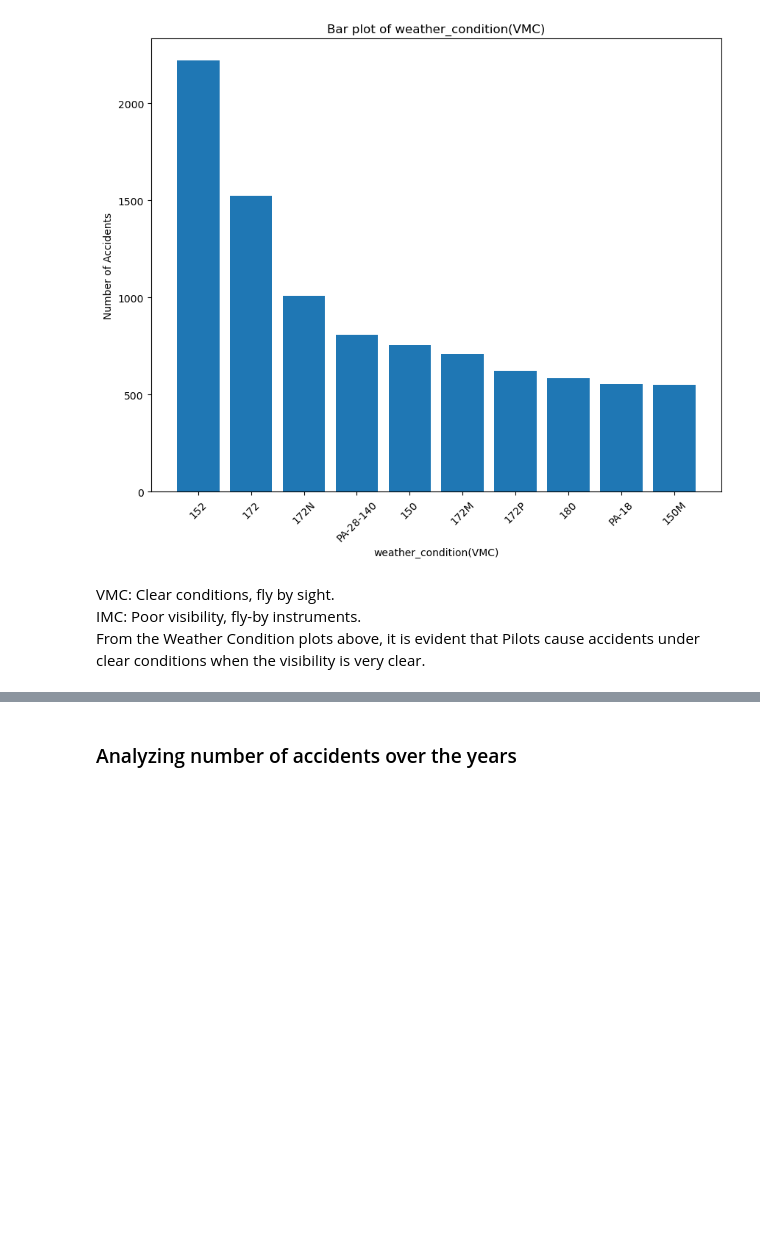
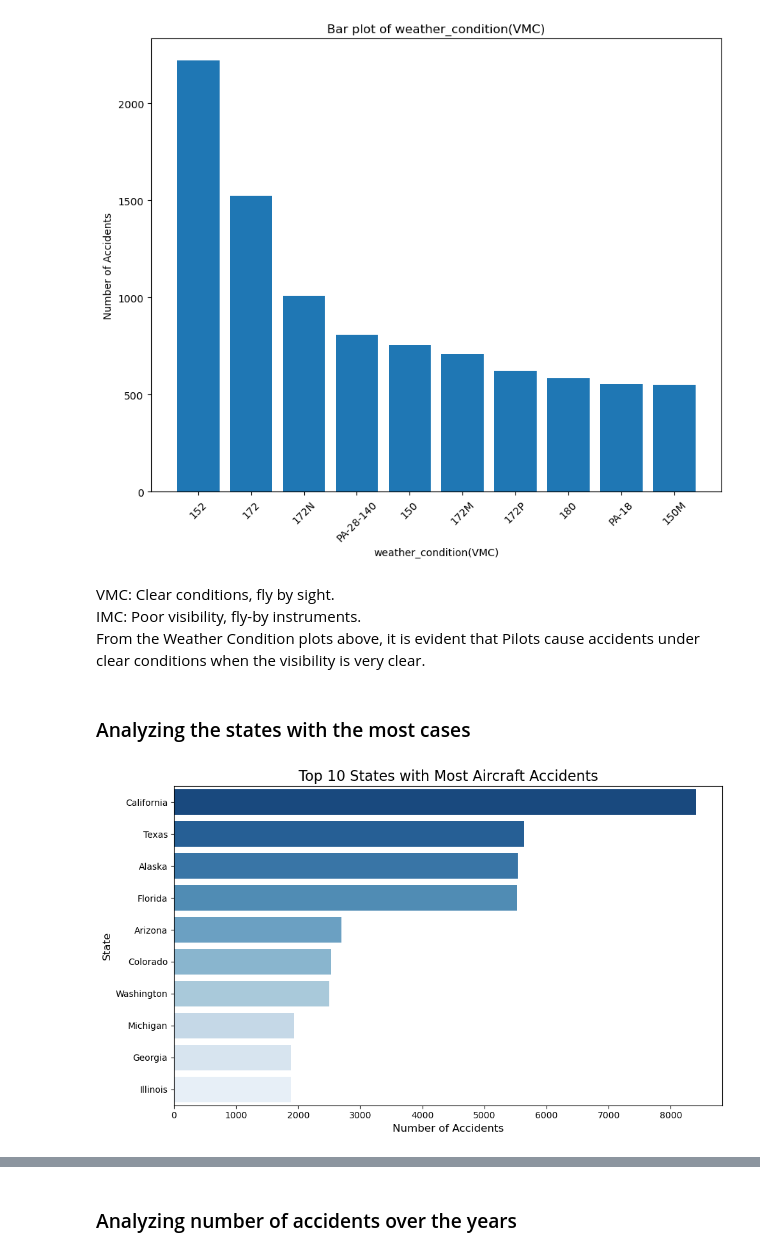
Before and after one commit to Rodgerdev/aircraft-analysis, a Jupyter notebook: aviation_analysis.ipynb, the cells around one changed output, grey strips where cells are left out. Drawn from its saved outputs; the diff is of its cells as text; code cells hidden in the pictures; blank space fills up the shorter version.

```diff
--- a/aviation_analysis.ipynb
+++ b/aviation_analysis.ipynb
@@ -912,3 +961,19 @@ Bar_plot(Weather_data['VMC'].head(10),'weather_condition(VMC)')
 VMC: Clear conditions, fly by sight.
 IMC: Poor visibility, fly-by instruments.
 From the Weather Condition plots above, it is evident that Pilots cause accidents under clear conditions when the visibility is very clear.
+# %% [markdown]
+### Analyzing the states with the most cases
+# %%
+# Get the top 10 states with the most accidents
+top_10_states = df_usa['state_name'].value_counts().head(10)
+
+# Create a bar plot
+plt.figure(figsize=(10, 6))
+sns.barplot(x=top_10_states.values, y=top_10_states.index, palette='Blues_r')
+plt.title('Top 10 States with Most Aircraft Accidents', fontsize=16)
+plt.xlabel('Number of Accidents', fontsize=12)
+plt.ylabel('State', fontsize=12)
+plt.tight_layout()
+plt.show()
+# %% [output]
+[figure, added]
```
Also changed, not shown: parts of 26 cells of this notebook, 1 other file.
